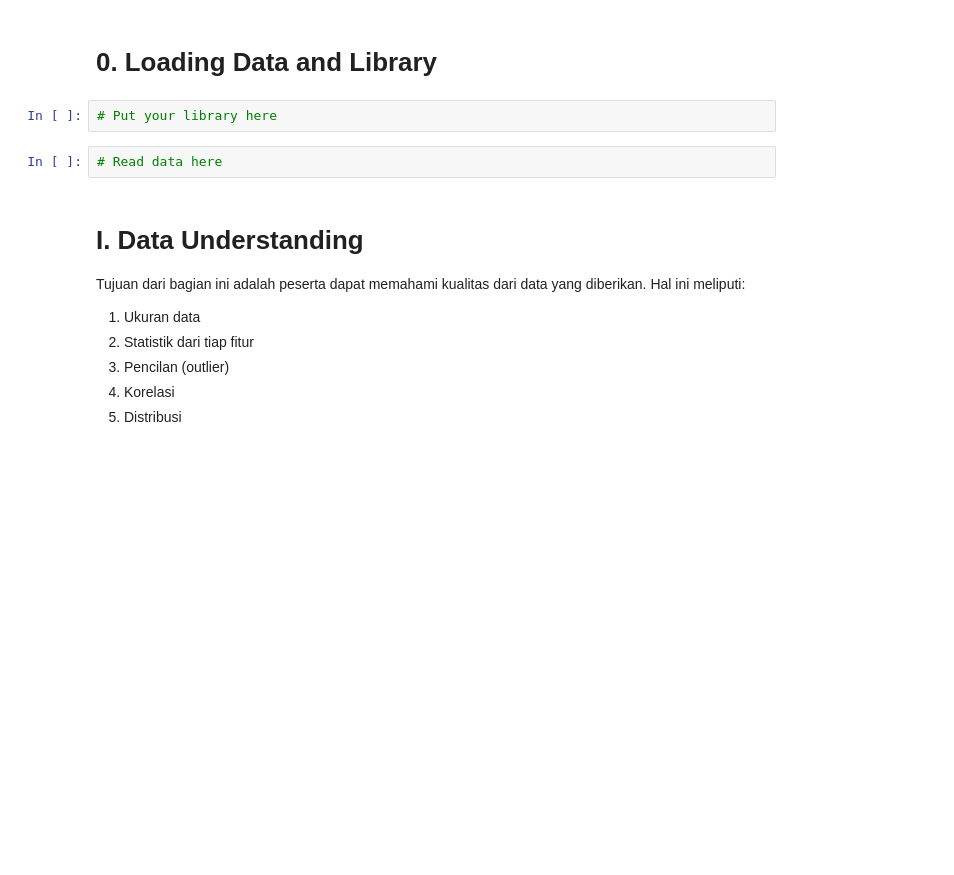
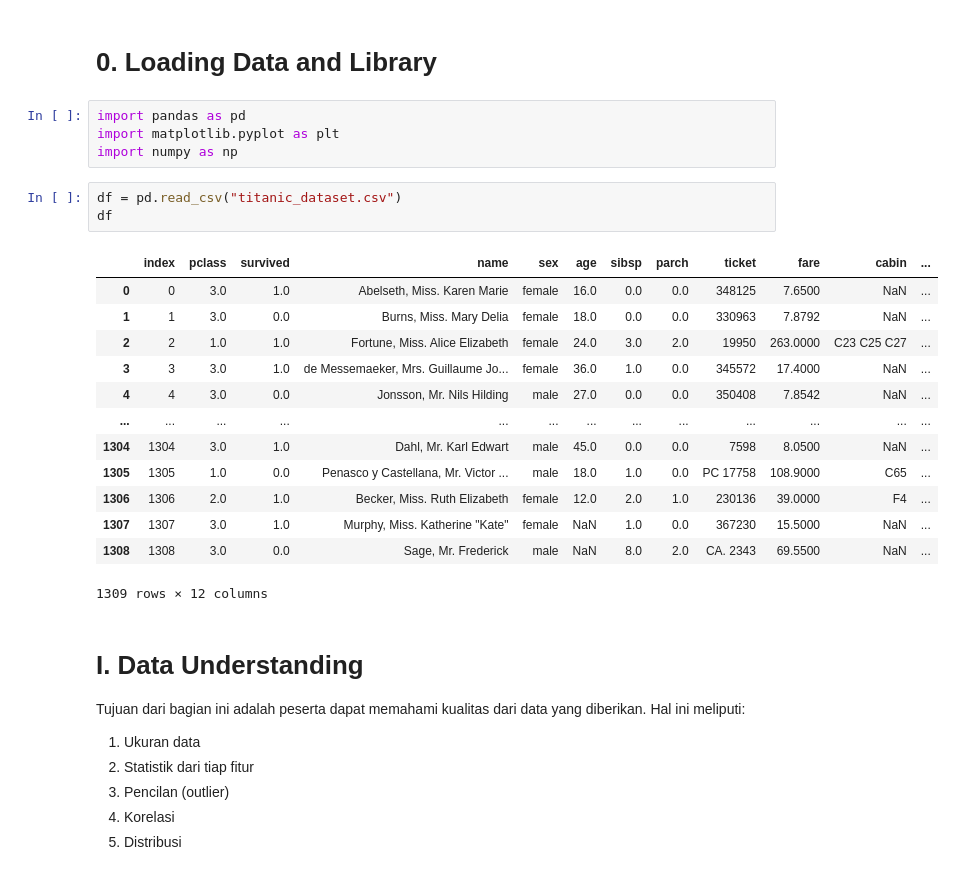
Before and after one commit to Josegalbraith/Tucil1_13519022_13519032, a Jupyter notebook: TP_13519022_13519032/Tugas_Pendahuluan_IF3270.ipynb, the cells around one changed output. Cells and saved outputs as stored; diff of their text form; blank space fills up the shorter version.

```diff
--- a/TP_13519022_13519032/Tugas_Pendahuluan_IF3270.ipynb
+++ b/TP_13519022_13519032/Tugas_Pendahuluan_IF3270.ipynb
@@ -6,10 +6,27 @@ Tugas Pendahuluan dikerjakan dengan dataset titanic yang dapat didownload pada l
 Tugas dikerjakan secara berkelompok, dengan 1 kelompok terdiri atas 2 mahasiswa. Waktu pengerjaan dari 28 Maret 2022 - 3 April 2022 pukul 23.59.
 # %% [markdown]
 # 0. Loading Data and Library
-# %%
-# Put your library here
-# %%
-# Read data here
+# %%
+import pandas as pd
+import matplotlib.pyplot as plt
+import numpy as np
+# %%
+df = pd.read_csv("titanic_dataset.csv")
+df
+# %% [output]
+|  | index | pclass | survived | name | sex | age | sibsp | parch | ticket | fare | cabin | ... |
+| 0 | 0 | 3.0 | 1.0 | Abelseth, Miss. Karen Marie | female | 16.0 | 0.0 | 0.0 | 348125 | 7.6500 | NaN | ... |
+| 1 | 1 | 3.0 | 0.0 | Burns, Miss. Mary Delia | female | 18.0 | 0.0 | 0.0 | 330963 | 7.8792 | NaN | ... |
+| 2 | 2 | 1.0 | 1.0 | Fortune, Miss. Alice Elizabeth | female | 24.0 | 3.0 | 2.0 | 19950 | 263.0000 | C23 C25 C27 | ... |
+| 3 | 3 | 3.0 | 1.0 | de Messemaeker, Mrs. Guillaume Jo... | female | 36.0 | 1.0 | 0.0 | 345572 | 17.4000 | NaN | ... |
+| 4 | 4 | 3.0 | 0.0 | Jonsson, Mr. Nils Hilding | male | 27.0 | 0.0 | 0.0 | 350408 | 7.8542 | NaN | ... |
+| ... | ... | ... | ... | ... | ... | ... | ... | ... | ... | ... | ... | ... |
+| 1304 | 1304 | 3.0 | 1.0 | Dahl, Mr. Karl Edwart | male | 45.0 | 0.0 | 0.0 | 7598 | 8.0500 | NaN | ... |
+| 1305 | 1305 | 1.0 | 0.0 | Penasco y Castellana, Mr. Victor ... | male | 18.0 | 1.0 | 0.0 | PC 17758 | 108.9000 | C65 | ... |
+| 1306 | 1306 | 2.0 | 1.0 | Becker, Miss. Ruth Elizabeth | female | 12.0 | 2.0 | 1.0 | 230136 | 39.0000 | F4 | ... |
+| 1307 | 1307 | 3.0 | 1.0 | Murphy, Miss. Katherine "Kate" | female | NaN | 1.0 | 0.0 | 367230 | 15.5000 | NaN | ... |
+| 1308 | 1308 | 3.0 | 0.0 | Sage, Mr. Frederick | male | NaN | 8.0 | 2.0 | CA. 2343 | 69.5500 | NaN | ... |
+1309 rows × 12 columns
 # %% [markdown]
 # I. Data Understanding
 Tujuan dari bagian ini adalah peserta dapat memahami kualitas dari data yang diberikan. Hal ini meliputi:
```
Also changed, not shown: parts of 10 cells of this notebook.
